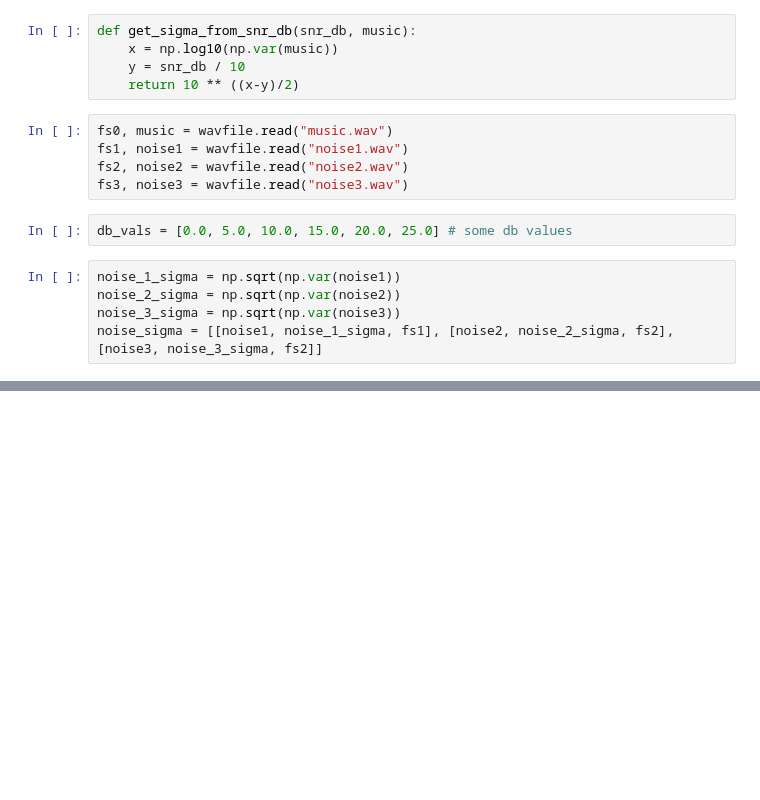
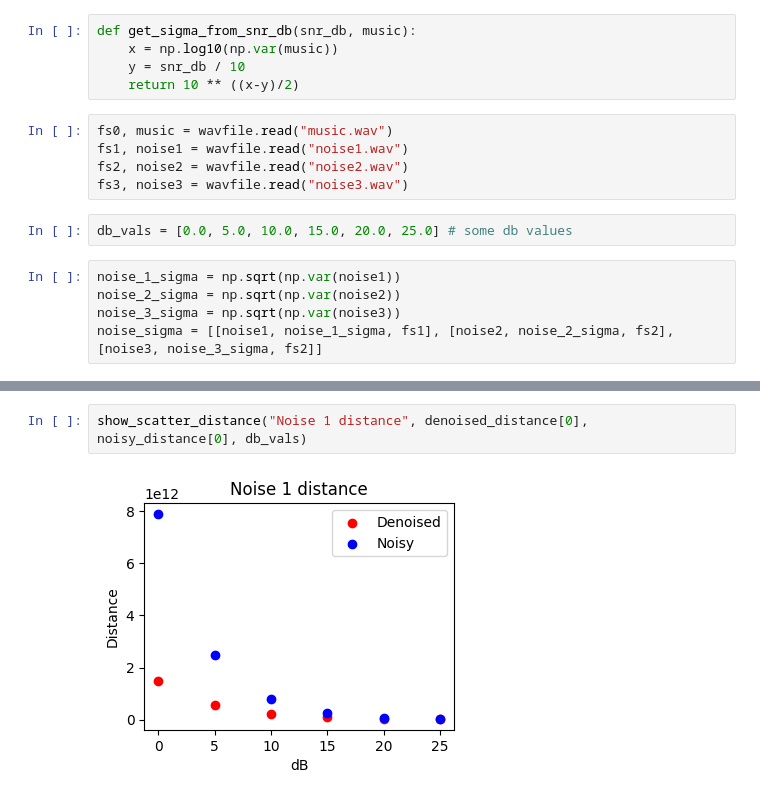
Before and after one commit to gpspelle/signal-processing, a Jupyter notebook: lab4/Add noise with a given SNR.ipynb, the cells around one changed output, grey strips where cells are left out. Saved outputs shown, nothing was run; the diff lists cells and outputs as text; blank space fills up the shorter version.

```diff
--- a/lab4/Add noise with a given SNR.ipynb
+++ b/lab4/Add noise with a given SNR.ipynb
@@ -63,0 +121,4 @@ for db in db_vals:
+# %%
+show_scatter_distance("Noise 1 distance", denoised_distance[0], noisy_distance[0], db_vals)
+# %% [output]
+[figure, added]
```
Also changed, not shown: parts of 8 cells of this notebook, 40 other files.
